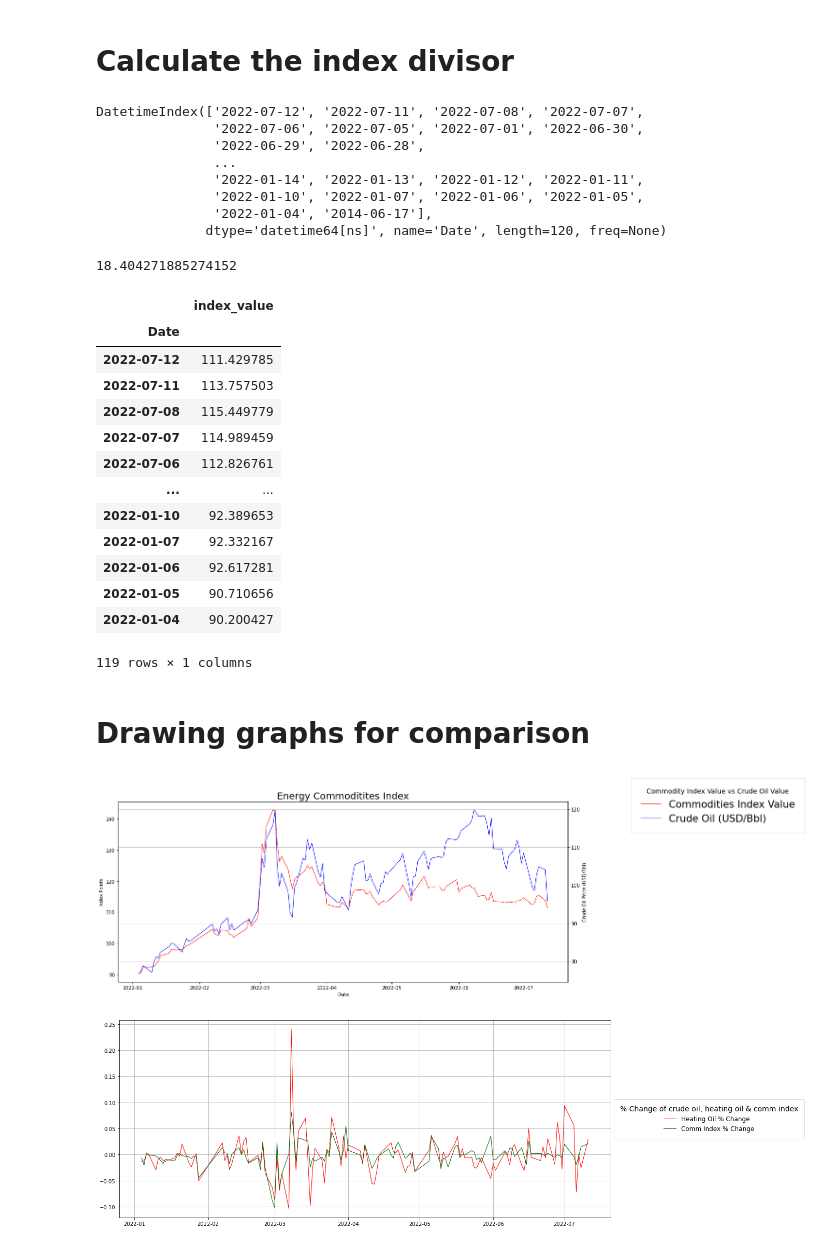
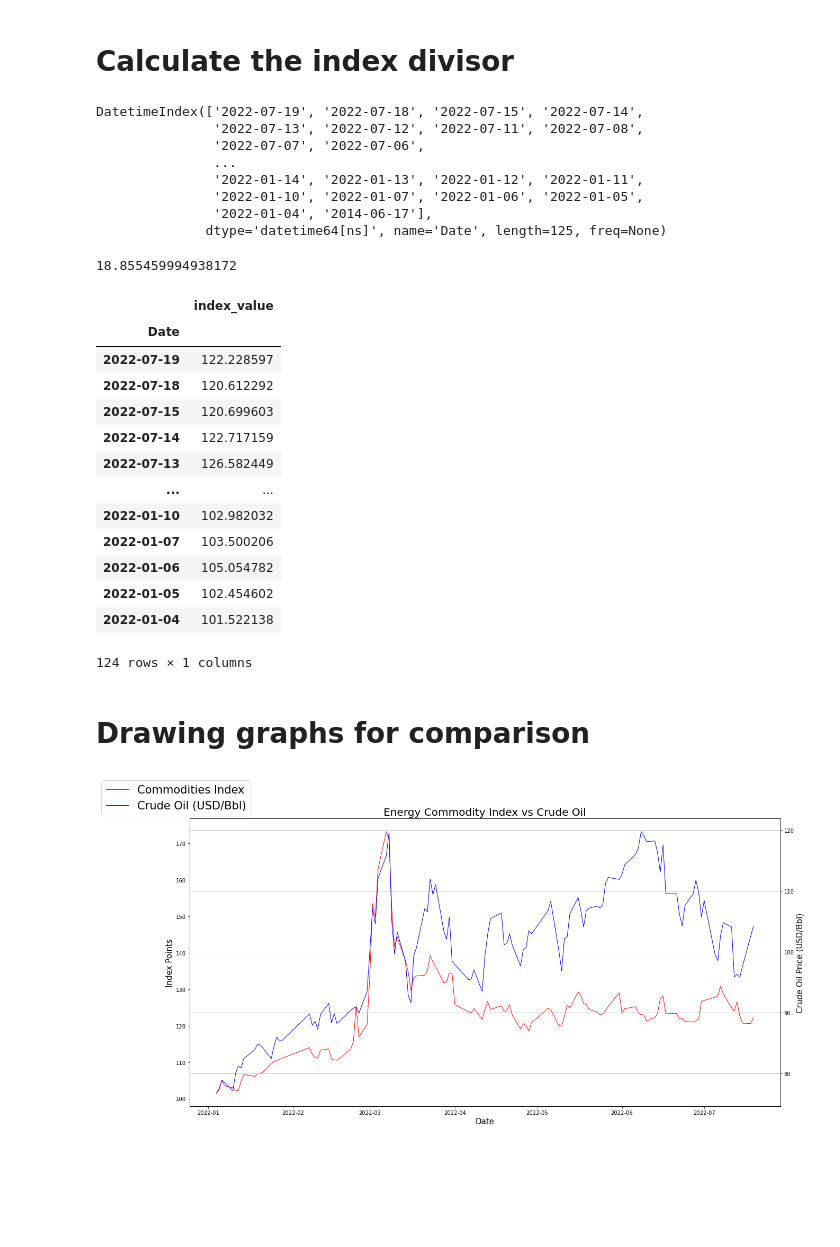
Before and after one commit to tradingeconomics/notebooks, a Jupyter notebook: Commodities/TE_Commodity_Index.ipynb, the cells around one changed output. Saved outputs shown, nothing was run; the diff lists cells and outputs as text; code cells hidden in the pictures; blank space fills up the shorter version.

```diff
--- a/Commodities/TE_Commodity_Index.ipynb
+++ b/Commodities/TE_Commodity_Index.ipynb
@@ -90,12 +107,10 @@ non_US_commodities[['Symbol', 'Name', 'unit']]
 # Change cents/pence to dollar/pound
 for index, row in commodities_group.iterrows():
 
-    # change pence -> pound & cents to dollar
-    # TODO: Use Dataframe.apply function
     if commodities_group.loc[index, 'unit'].split('/')[0] == 'GBp' or commodities_group.loc[index, 'unit'].split('/')[0] == 'USd':
         col_name = [col_name for col_name in df.columns if row.Symbol in col_name]
         df[col_name] = df[col_name] / 100
-#         commodities_group.loc[index, 'unit'] = commodities_group.loc[index, 'unit'].split('/')[0].upper() + '/' + commodities_group.loc[index, 'unit'].split('/')[1]
+        commodities_group.loc[index, 'unit'] = commodities_group.loc[index, 'unit'].split('/')[0].upper() + '/' + commodities_group.loc[index, 'unit'].split('/')[1]
 df
 # %% [output]
 |  | Crude Oil (CL1:COM) | Brent (CO1:COM) | Natural gas (NG1:COM) | Gasoline (XB1:COM) | Heating Oil (HO1:COM) | ... |
@@ -169,14 +193,14 @@ df = df.dropna() # add the NaN values to the index
 dates = df.index
 dates
 # %% [output]
-DatetimeIndex(['2022-07-12', '2022-07-11', '2022-07-08', '2022-07-07',
-               '2022-07-06', '2022-07-05', '2022-07-01', '2022-06-30',
-               '2022-06-29', '2022-06-28',
+DatetimeIndex(['2022-07-19', '2022-07-18', '2022-07-15', '2022-07-14',
+               '2022-07-13', '2022-07-12', '2022-07-11', '2022-07-08',
+               '2022-07-07', '2022-07-06',
                ...
                '2022-01-14', '2022-01-13', '2022-01-12', '2022-01-11',
                '2022-01-10', '2022-01-07', '2022-01-06', '2022-01-05',
                '2022-01-04', '2014-06-17'],
-              dtype='datetime64[ns]', name='Date', length=120, freq=None)
+              dtype='datetime64[ns]', name='Date', length=125, freq=None)
 # %%
 # calculating index divisor
 # Choosing a base value for 100
@@ -186,7 +210,7 @@ total_value = df.loc[dates[-1]].sum()
 index_divisor = total_value / base_value
 index_divisor
 # %% [output]
-18.404271885274152
+18.855459994938172
 # %%
 # calculate an index value for each day
 commodity_index = pd.DataFrame()
@@ -208,43 +232,40 @@ commodity_index
 # %% [output]
 |  | index_value |
 | Date |  |
-| 2022-07-12 | 111.429785 |
-| 2022-07-11 | 113.757503 |
-| 2022-07-08 | 115.449779 |
-| 2022-07-07 | 114.989459 |
-| 2022-07-06 | 112.826761 |
+| 2022-07-19 | 122.228597 |
+| 2022-07-18 | 120.612292 |
+| 2022-07-15 | 120.699603 |
+| 2022-07-14 | 122.717159 |
+| 2022-07-13 | 126.582449 |
 | ... | ... |
-| 2022-01-10 | 92.389653 |
-| 2022-01-07 | 92.332167 |
-| 2022-01-06 | 92.617281 |
-| 2022-01-05 | 90.710656 |
-| 2022-01-04 | 90.200427 |
+| 2022-01-10 | 102.982032 |
+| 2022-01-07 | 103.500206 |
+| 2022-01-06 | 105.054782 |
+| 2022-01-05 | 102.454602 |
+| 2022-01-04 | 101.522138 |
-119 rows × 1 columns
+124 rows × 1 columns
 # %% [markdown]
 # Drawing graphs for comparison
 # %%
-fig, axis_1 = plt.subplots(figsize=(17, 7))
+fig, axis_1 = plt.subplots(figsize=(20, 10))
 axis_2 = axis_1.twinx()
 
-axis_1.plot(commodity_index.index.tolist(), commodity_index['index_value'].values.tolist(), marker='', color='red', linewidth=1, label='Commodities Index Value')
+axis_1.plot(commodity_index.index.tolist(), commodity_index['index_value'].values.tolist(), marker='', color='red', linewidth=1, label='Commodities Index')
 axis_2.plot(df.index.tolist(), df['Crude Oil (CL1:COM)'].values.tolist(), marker='', color='blue', linewidth=1, label='Crude Oil (USD/Bbl)')
 
 # setting axis labels
-axis_1.set_xlabel('Date')
-axis_1.set_ylabel('Index Points')
-axis_2.set_ylabel('Crude Oil Price (USD/Bbl)')
+axis_1.set_xlabel('Date', fontsize=15)
+axis_1.set_ylabel('Index Points', fontsize=15)
+axis_2.set_ylabel('Crude Oil Price (USD/Bbl)', fontsize=15)
 
 fig.legend(
-    title='Commodity Index Value vs Crude Oil Value',
     loc='upper left',
-    bbox_to_anchor=(1,0,0.5,1),
     fontsize=21,
-    ncol=1,
-    title_fontsize=14,
-    borderpad=1)
+    ncol=1
+    )
 plt.grid(True)
 
-plt.title('Energy Commoditites Index', size=20)
+plt.title('Energy Commodity Index vs Crude Oil', size=20)
 plt.show()
 # %% [output]
-[figure, old version]
+[figure, new version]
@@ -255,22 +271,0 @@ heating_pct_change = df['Heating Oil (HO1:COM)'].pct_change()
-# %%
-plt.subplots(figsize=(17, 7))
-
-# plt.plot( crude_oil_pct_change.index.tolist(), crude_oil_pct_change.values.tolist(),marker='', color='blue', linewidth=1, label="Crude Oil % Change")
-plt.plot( heating_pct_change.index.tolist(), heating_pct_change.values.tolist(), marker='', color='red', linewidth=1, label="Heating Oil % Change")
-plt.plot( commodity_index_pct_change.index.tolist(), commodity_index_pct_change.values.tolist(), marker='', color='darkgreen', linewidth=1, label="Comm Index % Change")
-
-
-plt.legend(
-          title="% Change of crude oil, heating oil & comm index",
-          loc="center left",
-          bbox_to_anchor=(1, 0, 0.5, 1),
-          fontsize=12,
-          ncol=1,
-          title_fontsize=14,
-          borderpad=1)
-plt.grid(True)
-
-# plt.title("Covid's impact on energies", size=20)
-plt.show()
-# %% [output]
-[figure, removed]
```
Also changed, not shown: parts of 12 cells of this notebook, 1 other file.
